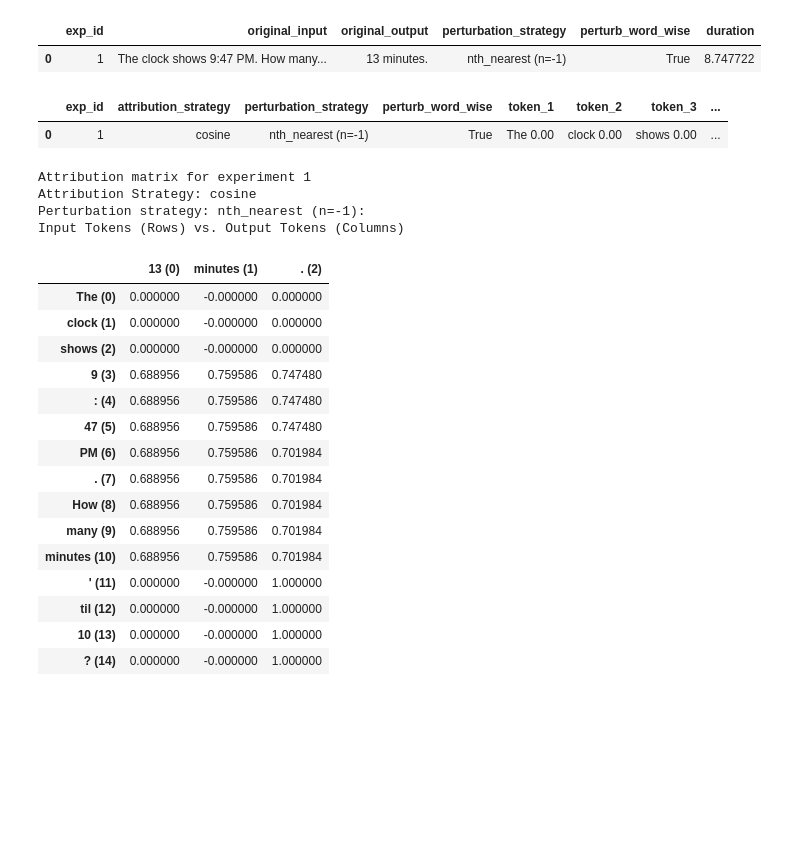
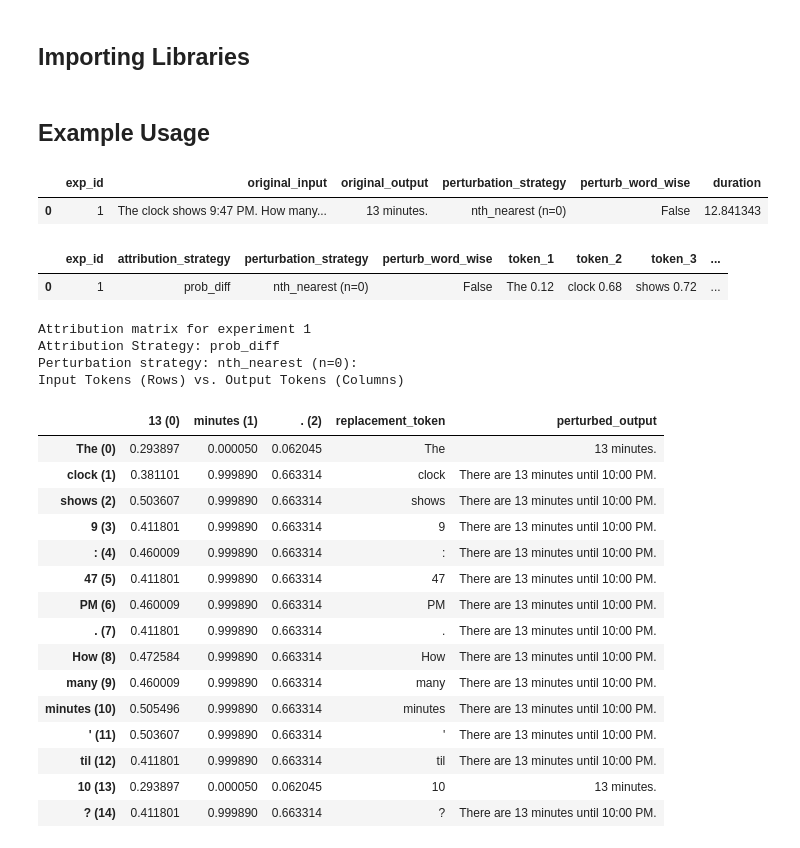
Before and after one commit to leap-laboratories/PIZZA, a Jupyter notebook: research/llm_attribution_metric.ipynb, the cells around one changed output. Cells and saved outputs as stored; diff of their text form; code cells hidden in the pictures; blank space fills up the shorter version.

Commit message:
Added more examples and fixed a small bug

```diff
--- a/research/llm_attribution_metric.ipynb
+++ b/research/llm_attribution_metric.ipynb
@@ -5,3 +8,5 @@
+# %% [markdown]
+## Importing Libraries
 # %%
 import os
 import sys
@@ -33,41 +38,43 @@ from attribution.attribution_metrics import (
     token_prob_difference,
 )
 from attribution.token_perturbation import FixedPerturbationStrategy, NthNearestPerturbationStrategy
+# %% [markdown]
+## Example Usage
 # %%
 attributor = APILLMAttributor()
 logger = ExperimentLogger()
 attributor.compute_attributions(
     "The clock shows 9:47 PM. How many minutes 'til 10?",
-    perturbation_strategy=NthNearestPerturbationStrategy(n=-1),
-    attribution_strategies=["cosine"],
+    perturbation_strategy=NthNearestPerturbationStrategy(n=0),
+    attribution_strategies=["prob_diff"],
     logger=logger,
-    perturb_word_wise=True,
+    perturb_word_wise=False,
 )
 display(logger.df_experiments)
 logger.print_sentence_attribution()
-logger.print_attribution_matrix(exp_id=1)
+logger.print_attribution_matrix(exp_id=1, show_debug_cols=True)
 # %% [output]
 |  | exp_id | original_input | original_output | perturbation_strategy | perturb_word_wise | duration |
-| 0 | 1 | The clock shows 9:47 PM. How many... | 13 minutes. | nth_nearest (n=-1) | True | 8.747722 |
+| 0 | 1 | The clock shows 9:47 PM. How many... | 13 minutes. | nth_nearest (n=0) | False | 12.841343 |
 |  | exp_id | attribution_strategy | perturbation_strategy | perturb_word_wise | token_1 | token_2 | token_3 | ... |
-| 0 | 1 | cosine | nth_nearest (n=-1) | True | The 0.00 | clock 0.00 | shows 0.00 | ... |
+| 0 | 1 | prob_diff | nth_nearest (n=0) | False | The 0.12 | clock 0.68 | shows 0.72 | ... |
 Attribution matrix for experiment 1
-Attribution Strategy: cosine
-Perturbation strategy: nth_nearest (n=-1):
+Attribution Strategy: prob_diff
+Perturbation strategy: nth_nearest (n=0):
 Input Tokens (Rows) vs. Output Tokens (Columns)
-|  | 13 (0) | minutes (1) | . (2) |
-| The (0) | 0.000000 | -0.000000 | 0.000000 |
-| clock (1) | 0.000000 | -0.000000 | 0.000000 |
-| shows (2) | 0.000000 | -0.000000 | 0.000000 |
-| 9 (3) | 0.688956 | 0.759586 | 0.747480 |
-| : (4) | 0.688956 | 0.759586 | 0.747480 |
-| 47 (5) | 0.688956 | 0.759586 | 0.747480 |
-| PM (6) | 0.688956 | 0.759586 | 0.701984 |
-| . (7) | 0.688956 | 0.759586 | 0.701984 |
-| How (8) | 0.688956 | 0.759586 | 0.701984 |
-| many (9) | 0.688956 | 0.759586 | 0.701984 |
-| minutes (10) | 0.688956 | 0.759586 | 0.701984 |
-| ' (11) | 0.000000 | -0.000000 | 1.000000 |
-| til (12) | 0.000000 | -0.000000 | 1.000000 |
-| 10 (13) | 0.000000 | -0.000000 | 1.000000 |
-| ? (14) | 0.000000 | -0.000000 | 1.000000 |
+|  | 13 (0) | minutes (1) | . (2) | replacement_token | perturbed_output |
+| The (0) | 0.293897 | 0.000050 | 0.062045 | The | 13 minutes. |
+| clock (1) | 0.381101 | 0.999890 | 0.663314 | clock | There are 13 minutes until 10:00 PM. |
+| shows (2) | 0.503607 | 0.999890 | 0.663314 | shows | There are 13 minutes until 10:00 PM. |
+| 9 (3) | 0.411801 | 0.999890 | 0.663314 | 9 | There are 13 minutes until 10:00 PM. |
+| : (4) | 0.460009 | 0.999890 | 0.663314 | : | There are 13 minutes until 10:00 PM. |
+| 47 (5) | 0.411801 | 0.999890 | 0.663314 | 47 | There are 13 minutes until 10:00 PM. |
+| PM (6) | 0.460009 | 0.999890 | 0.663314 | PM | There are 13 minutes until 10:00 PM. |
+| . (7) | 0.411801 | 0.999890 | 0.663314 | . | There are 13 minutes until 10:00 PM. |
+| How (8) | 0.472584 | 0.999890 | 0.663314 | How | There are 13 minutes until 10:00 PM. |
+| many (9) | 0.460009 | 0.999890 | 0.663314 | many | There are 13 minutes until 10:00 PM. |
+| minutes (10) | 0.505496 | 0.999890 | 0.663314 | minutes | There are 13 minutes until 10:00 PM. |
+| ' (11) | 0.503607 | 0.999890 | 0.663314 | ' | There are 13 minutes until 10:00 PM. |
+| til (12) | 0.411801 | 0.999890 | 0.663314 | til | There are 13 minutes until 10:00 PM. |
+| 10 (13) | 0.293897 | 0.000050 | 0.062045 | 10 | 13 minutes. |
+| ? (14) | 0.411801 | 0.999890 | 0.663314 | ? | There are 13 minutes until 10:00 PM. |
```
Also changed, not shown: parts of 20 cells of this notebook, 1 other file.
